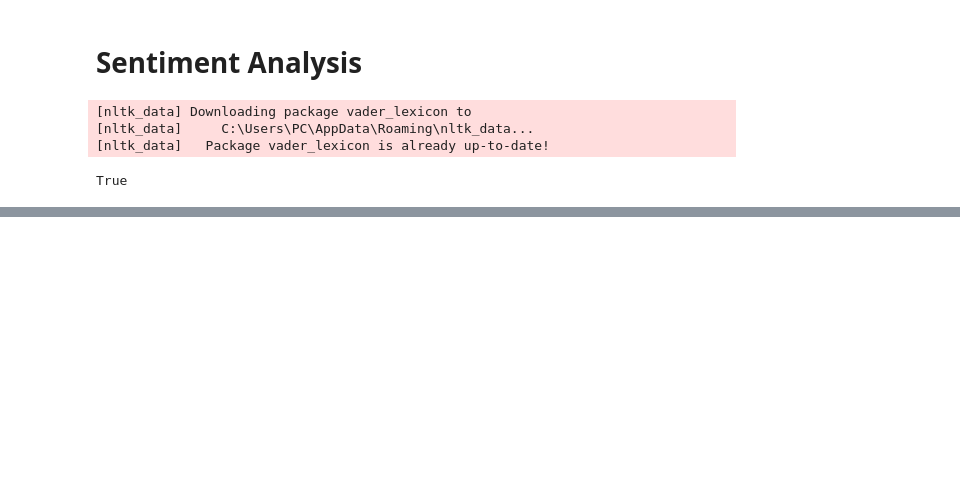
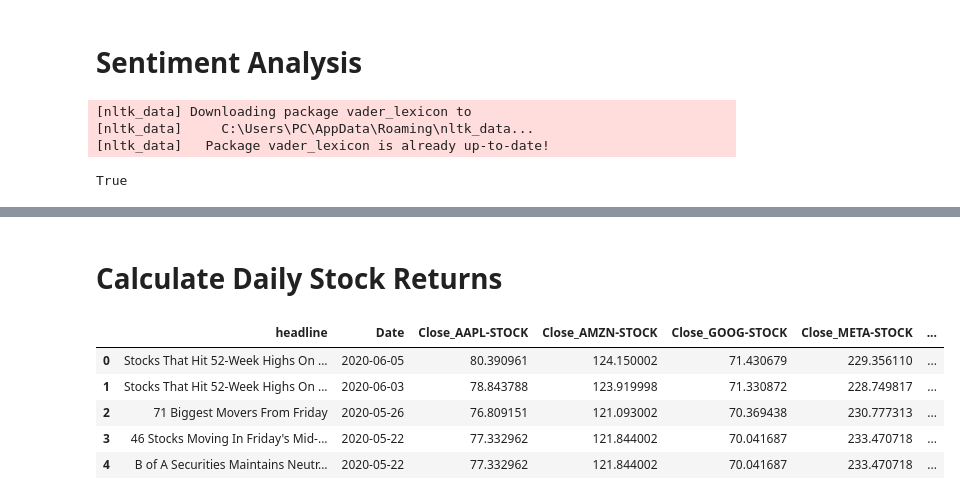
Before and after one commit to Aryam-21/Financial-News-and-Stock-Price-Analysis, a Jupyter notebook: notebooks/stock_analysis.ipynb, the cells around one changed output, grey strips where cells are left out. Cells and saved outputs as stored; diff of their text form; code cells hidden in the pictures; blank space fills up the shorter version.

```diff
--- a/notebooks/stock_analysis.ipynb
+++ b/notebooks/stock_analysis.ipynb
@@ -111,3 +96,16 @@ merged.head(10)
 | 7 | Agilent Technologies shares are t... | 2020-05-22 | 77.332962 | 121.844002 | 70.041687 | 233.470718 | ... |
 | 8 | Wells Fargo Maintains Overweight ... | 2020-05-22 | 77.332962 | 121.844002 | 70.041687 | 233.470718 | ... |
 | 9 | 10 Biggest Price Target Changes F... | 2020-05-22 | 77.332962 | 121.844002 | 70.041687 | 233.470718 | ... |
+# %% [markdown]
+# Calculate Daily Stock Returns
+# %%
+for col in stock_cols:
+    merged[f'{col}_Return'] = merged[col].pct_change()
+merged.head()
+# %% [output]
+|  | headline | Date | Close_AAPL-STOCK | Close_AMZN-STOCK | Close_GOOG-STOCK | Close_META-STOCK | ... |
+| 0 | Stocks That Hit 52-Week Highs On ... | 2020-06-05 | 80.390961 | 124.150002 | 71.430679 | 229.356110 | ... |
+| 1 | Stocks That Hit 52-Week Highs On ... | 2020-06-03 | 78.843788 | 123.919998 | 71.330872 | 228.749817 | ... |
+| 2 | 71 Biggest Movers From Friday | 2020-05-26 | 76.809151 | 121.093002 | 70.369438 | 230.777313 | ... |
+| 3 | 46 Stocks Moving In Friday's Mid-... | 2020-05-22 | 77.332962 | 121.844002 | 70.041687 | 233.470718 | ... |
+| 4 | B of A Securities Maintains Neutr... | 2020-05-22 | 77.332962 | 121.844002 | 70.041687 | 233.470718 | ... |
```
Also changed, not shown: parts of 6 cells of this notebook, 1 other file.
